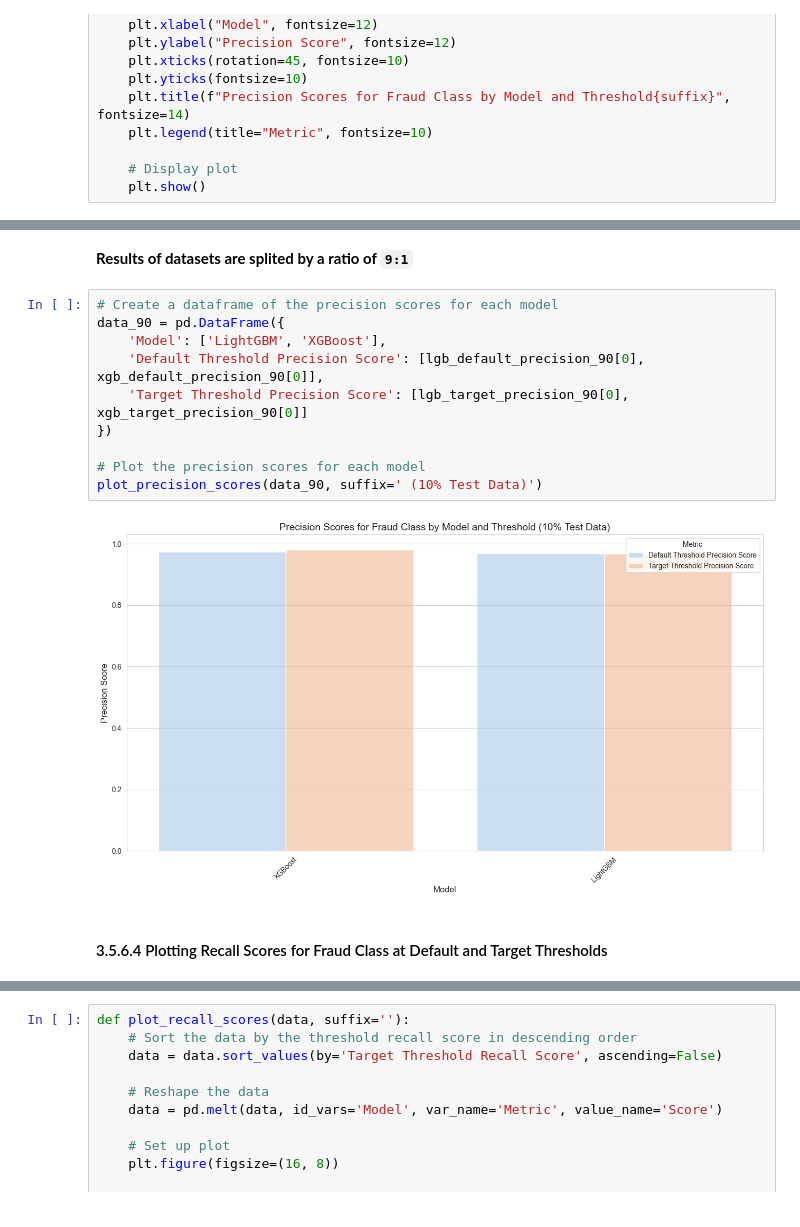
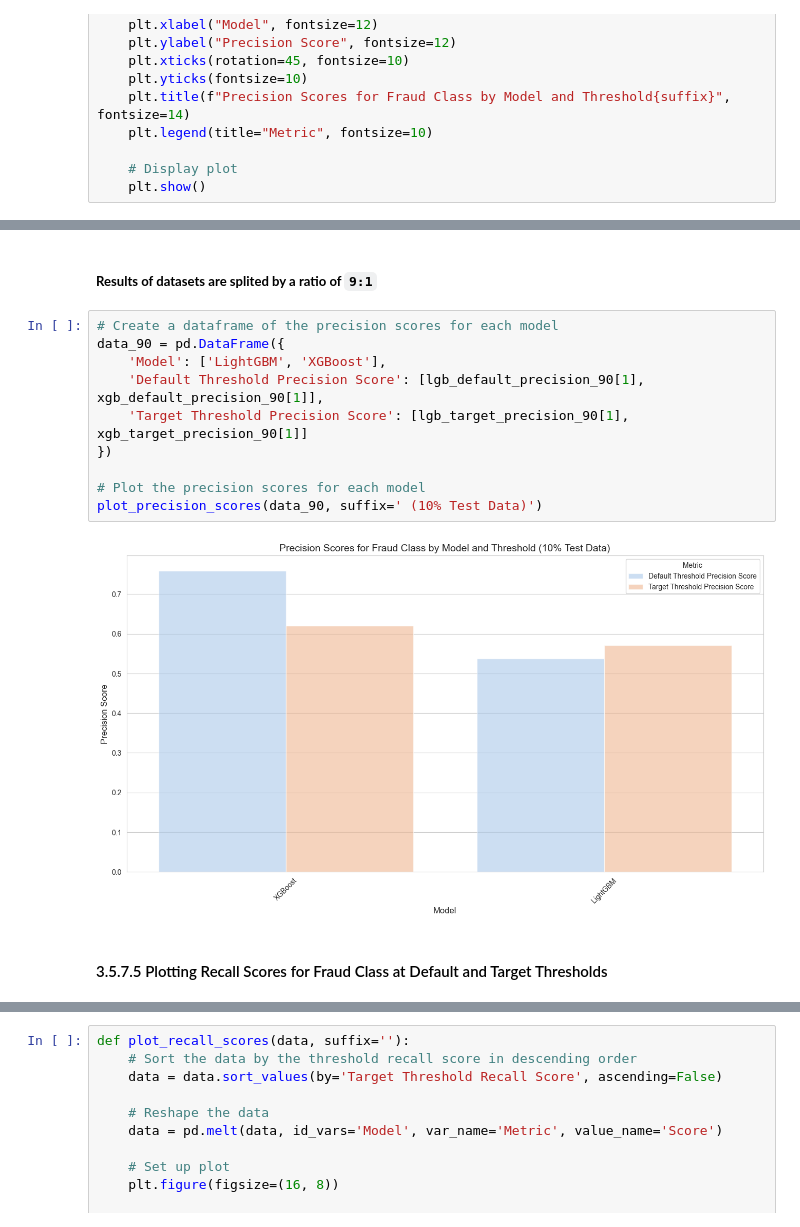
Before and after one commit to ParzHe/Fraud_detection_with_LightGBM_and_XGBoost, a Jupyter notebook: data mining._assignment.ipynb, the cells around one changed output, grey strips where cells are left out. Saved outputs shown, nothing was run; the diff lists cells and outputs as text.

```diff
--- a/data mining._assignment.ipynb
+++ b/data mining._assignment.ipynb
@@ -2492,16 +3154,16 @@ plot_precision_scores(data_75, suffix=' (25% Test Data)')
 # %% [markdown]
-<b>Results of datasets are splited by a ratio of `9:1`
+##### <b>Results of datasets are splited by a ratio of `9:1`
 # %%
 # Create a dataframe of the precision scores for each model
 data_90 = pd.DataFrame({
     'Model': ['LightGBM', 'XGBoost'],
-    'Default Threshold Precision Score': [lgb_default_precision_90[0], xgb_default_precision_90[0]],
-    'Target Threshold Precision Score': [lgb_target_precision_90[0], xgb_target_precision_90[0]]
+    'Default Threshold Precision Score': [lgb_default_precision_90[1], xgb_default_precision_90[1]],
+    'Target Threshold Precision Score': [lgb_target_precision_90[1], xgb_target_precision_90[1]]
 })
 
 # Plot the precision scores for each model
 plot_precision_scores(data_90, suffix=' (10% Test Data)')
 # %% [output]
-[figure, old version]
+[figure, new version]
 # %% [markdown]
-#### 3.5.6.4 Plotting Recall Scores for Fraud Class at Default and Target Thresholds
+#### 3.5.7.5 Plotting Recall Scores for Fraud Class at Default and Target Thresholds
```
Also changed, not shown: parts of 106 cells of this notebook, 1 other file.
